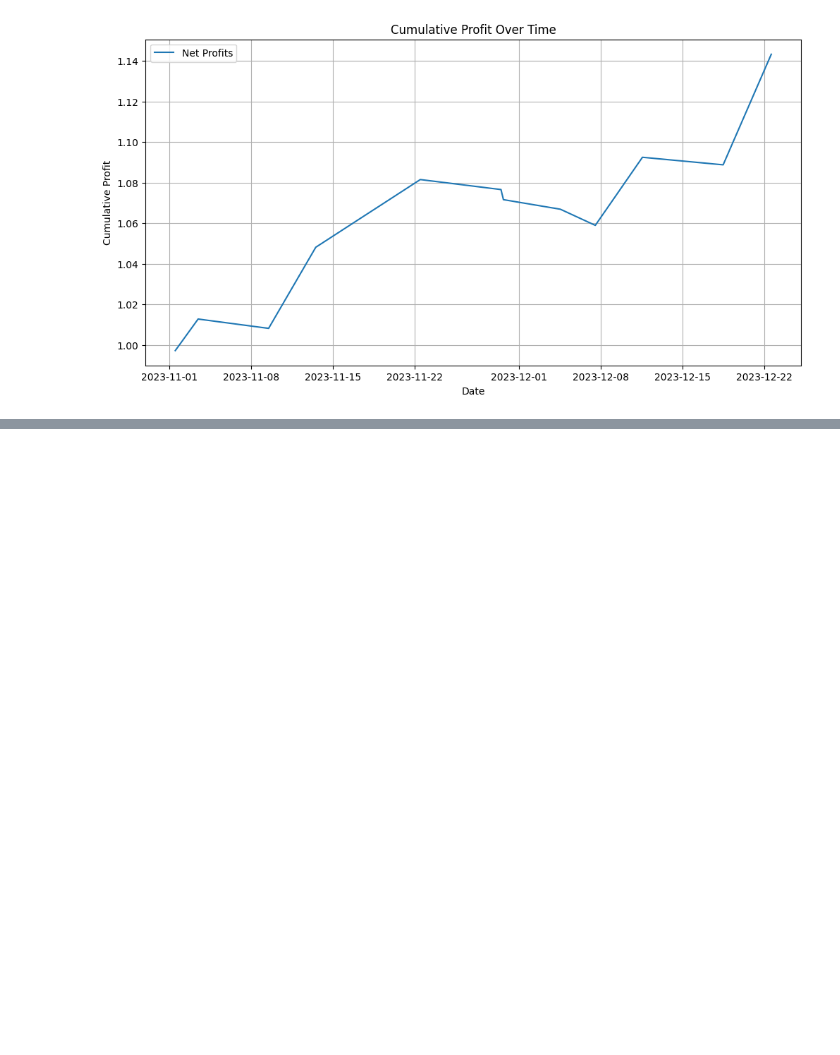
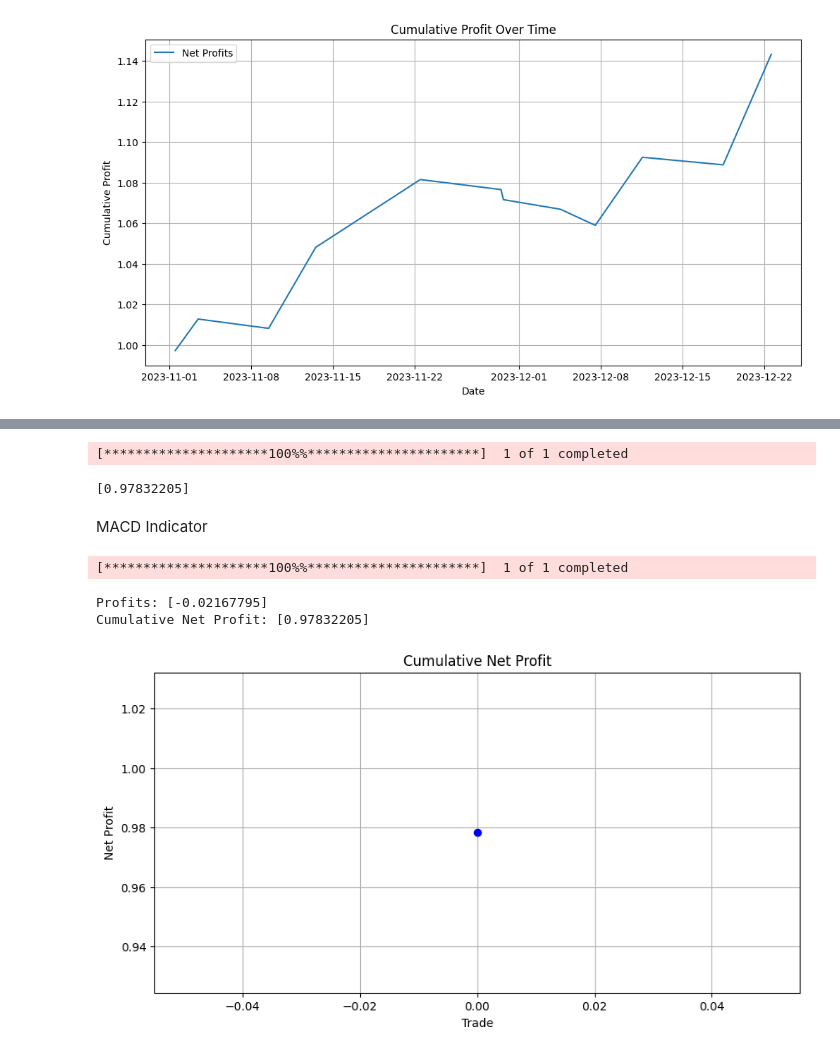
Before and after one commit to rajvijay1504/technical_analysis_in_finance, a Jupyter notebook: code.ipynb, the cells around one changed output, grey strips where cells are left out. Cells and saved outputs as stored; diff of their text form; code cells hidden in the pictures; blank space fills up the shorter version.

```diff
--- a/code.ipynb
+++ b/code.ipynb
@@ -236,0 +716,60 @@ plt.show()
+# %%
+d = RSI(tickers[3])
+if not d.empty:
+    Buy, Sell = getSignalRSI(d)
+
+    min_signals = min(len(Buy), len(Sell))
+    buy_prices = Buy['Open'].values[:min_signals]
+    sell_prices = Sell['Open'].values[:min_signals]
+
+    profits = (sell_prices - buy_prices) / buy_prices
+
+    # Calculate cumulative net profit
+    Net_prof = (1 + profits).cumprod()
+    print(Net_prof)
+else:
+    print("No data available for buy/sell signals.")
+# %% [output]
+[*********************100%%**********************]  1 of 1 completed
+[0.97832205]
+# %% [markdown]
+MACD Indicator
+# %%
+# Ensure d, Buy, and Sell DataFrames are available
+d = RSI(tickers[3])
+if not d.empty:
+    Buy, Sell = getSignalRSI(d)
+
+    # Ensure there are equal number of buy and sell signals for pairing
+    min_signals = min(len(Buy), len(Sell))
+
+    if min_signals > 0:
+        buy_prices = Buy['Open'].values[:min_signals]
+        sell_prices = Sell['Open'].values[:min_signals]
+
+        # Calculate profits
+        profits = (sell_prices - buy_prices) / buy_prices
+
+        # Calculate cumulative net profit
+        Net_prof = (1 + profits).cumprod()
+
+        print("Profits:", profits)
+        print("Cumulative Net Profit:", Net_prof)
+
+        # Plot the cumulative net profit
+        plt.figure(figsize=(10,5))
+        plt.plot(Net_prof, marker='o', linestyle='-', color='b')
+        plt.title('Cumulative Net Profit')
+        plt.xlabel('Trade')
+        plt.ylabel('Net Profit')
+        plt.grid(True)
+        plt.show()
+    else:
+        print("Not enough buy/sell signal pairs for profit calculation.")
+else:
+    print("No data available for buy/sell signals.")
+# %% [output]
+[*********************100%%**********************]  1 of 1 completed
+Profits: [-0.02167795]
+Cumulative Net Profit: [0.97832205]
+[figure, added]
```
Also changed, not shown: parts of 23 cells of this notebook.
